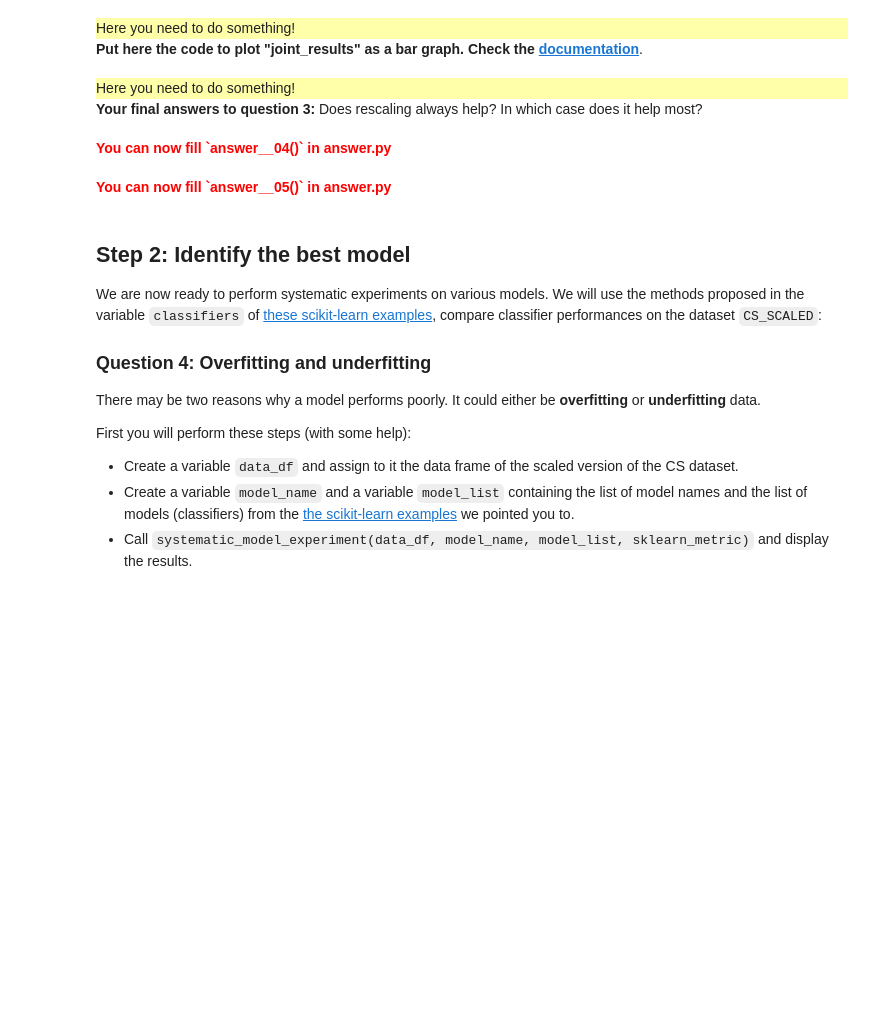
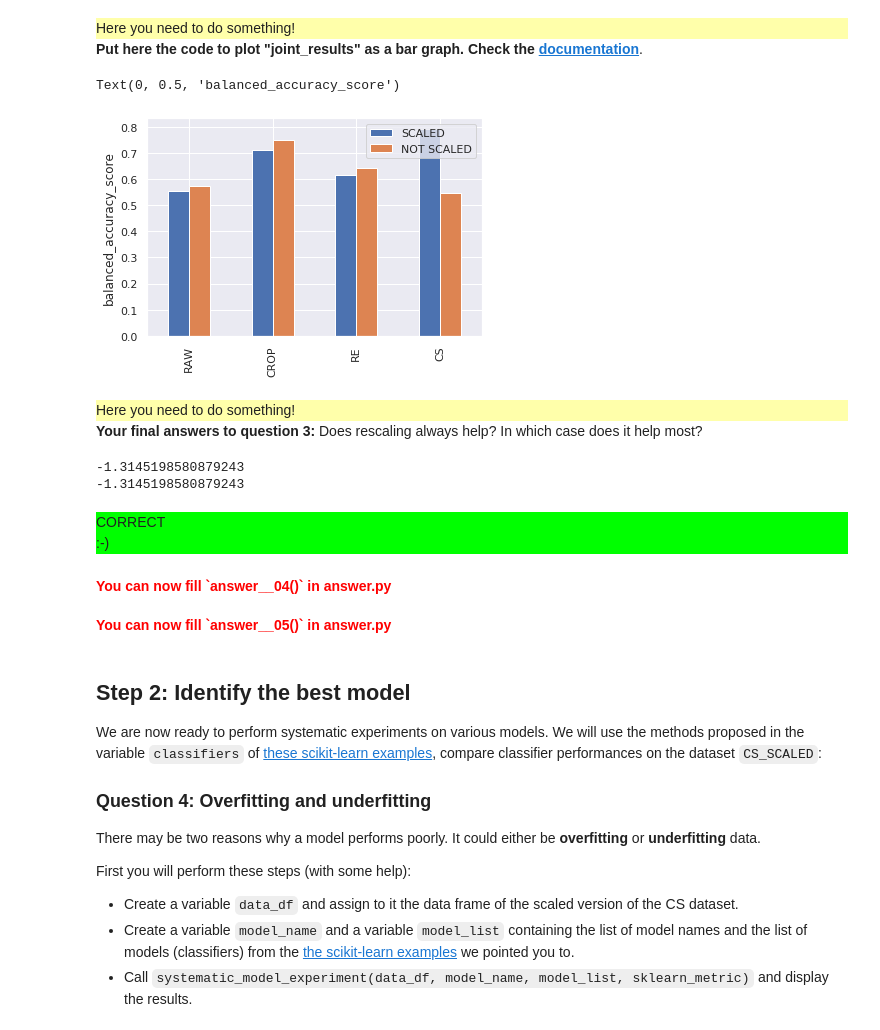
Before and after one commit to circecarletti/info232, a Jupyter notebook: TP2/TP2.ipynb, the cells around one changed output. Cells and saved outputs as stored; diff of their text form; code cells hidden in the pictures; blank space fills up the shorter version.

```diff
--- a/TP2/TP2.ipynb
+++ b/TP2/TP2.ipynb
@@ -339,7 +348,7 @@ What do you observe by comparing the accuracy on training data and on test data?
 </div>
 <b>Compute all_scaled_data_df in a one-line formula. Imitate the code in the previous cell.</b>
 # %%
-all_scaled_data_df = all_data_df # CHANGE THIS!
+all_scaled_data_df = [standardize_df(df) for df in all_data_df]
 
 print('WITH SCALING')
 result_scaling = systematic_data_experiment(data_name, all_scaled_data_df, sklearn_model, sklearn_metric)
@@ -356,8 +379,11 @@ joint_results
 </div>
 <b>Put here the code to plot "joint_results" as a bar graph. Check the <a href="Check https://pandas.pydata.org/pandas-docs/stable/reference/api/pandas.DataFrame.plot.bar.html"> documentation</a></b>.
 # %%
-joint_results.boxplot() # REPLACE THIS!
+joint_results.plot.bar() # REPLACE THIS!
 plt.ylabel(sklearn_metric.__name__)
+# %% [output]
+Text(0, 0.5, 'balanced_accuracy_score')
+[figure, added]
 # %% [markdown]
 <div style="background:#FFFFAA">
     Here you need to do something!
@@ -365,15 +391,20 @@ plt.ylabel(sklearn_metric.__name__)
 <b>Your final answers to question 3:</a></b> Does rescaling always help? In which case does it help most?
 # %%
 # Put your answer to question 3 here
-rescaling_always_help = 100 # 0 for false, 1 for true
-varnum_rescaling_helps_most = -1 # num of var (0-based) for which perf. improve most after rescaling
-case_num_rescaling_helps_most = -1 # num of case (0-based) for which perf. improve most after rescaling
+rescaling_always_help = 0 # 0 for false, 1 for true
+varnum_rescaling_helps_most = 1 # num of var (0-based) for which perf. improve most after rescaling
+case_num_rescaling_helps_most = 2 # num of case (0-based) for which perf. improve most after rescaling
 
 # This is the checker code, keep it
 question = 3
 answer = (p_tr+s_tr+p_te+s_te)/10
 answer += joint_results.sum().sum()/10-rescaling_always_help-case_num_rescaling_helps_most
 score += check(answer, question)
+# %% [output]
+-1.3145198580879243
+-1.3145198580879243
+CORRECT
+:-)
 # %% [markdown]
 <span style="color:red">
     <b>You can now fill `answer__04()` in answer.py</b>
```
Also changed, not shown: parts of 25 cells of this notebook, 1 other file.
